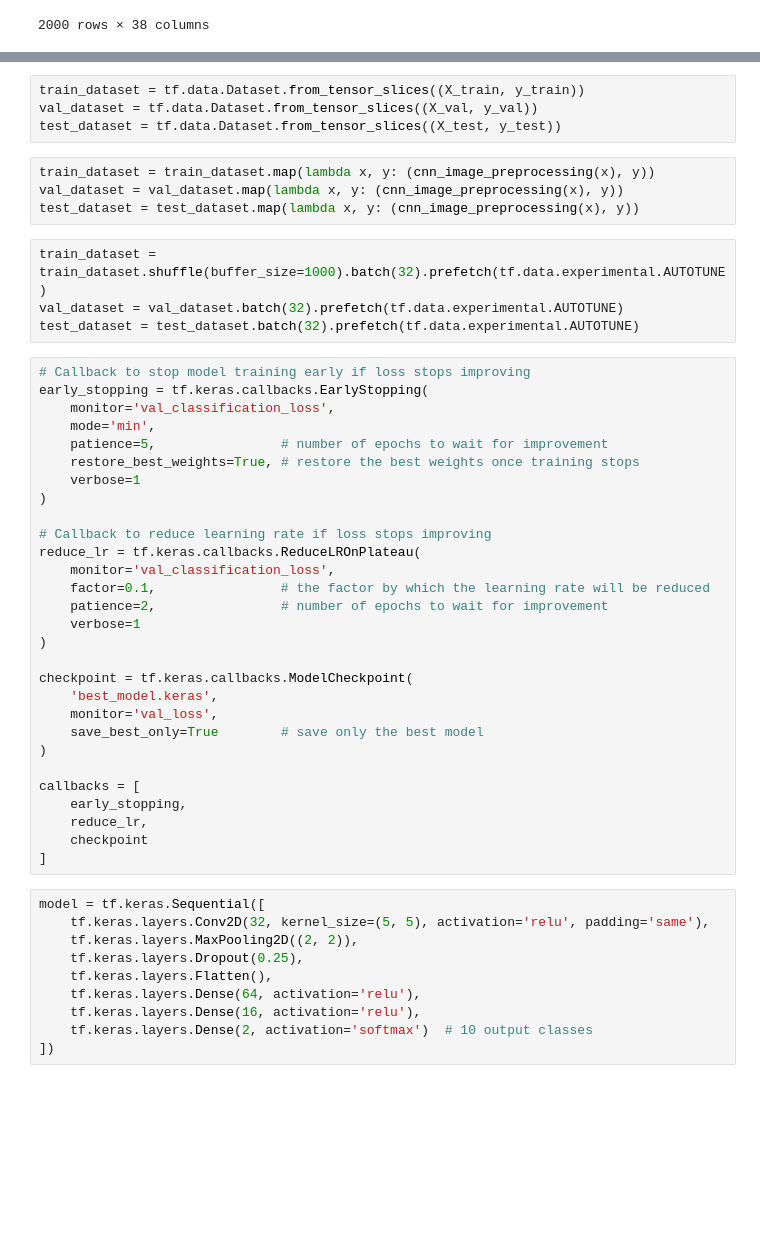
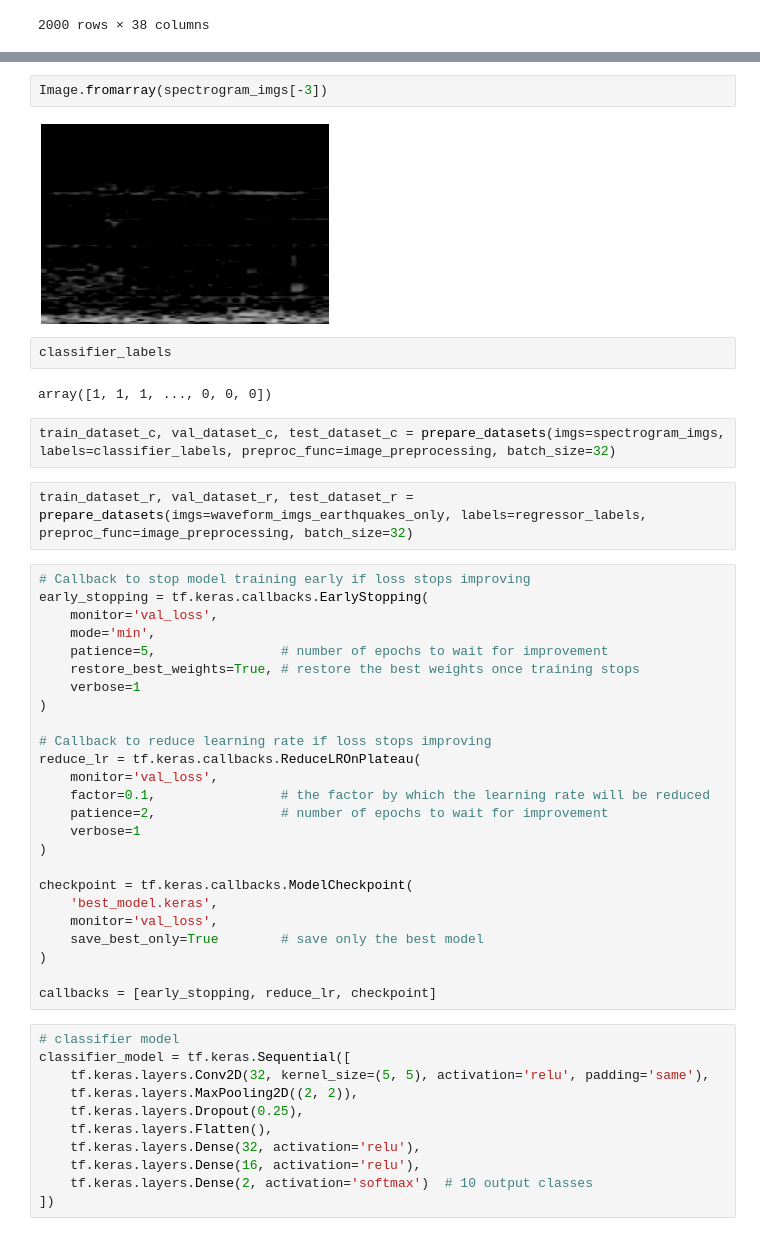
Before and after one commit to kaelynn-rose/Earthquake_Detection, a Jupyter notebook: notebooks/model_training.ipynb, the cells around one changed output, grey strips where cells are left out. Saved outputs shown, nothing was run; the diff lists cells and outputs as text; blank space fills up the shorter version.

```diff
--- a/notebooks/model_training.ipynb
+++ b/notebooks/model_training.ipynb
@@ -63,19 +105,19 @@ X_train, X_val, y_train, y_val = train_test_split(X_train, y_train, random_state
+# %%
+Image.fromarray(spectrogram_imgs[-3])
+# %% [output]
+[figure, added]
+# %%
+classifier_labels
+# %% [output]
+array([1, 1, 1, ..., 0, 0, 0])
 # %%
-train_dataset = tf.data.Dataset.from_tensor_slices((X_train, y_train))
-val_dataset = tf.data.Dataset.from_tensor_slices((X_val, y_val))
-test_dataset = tf.data.Dataset.from_tensor_slices((X_test, y_test))
+train_dataset_c, val_dataset_c, test_dataset_c = prepare_datasets(imgs=spectrogram_imgs, labels=classifier_labels, preproc_func=image_preprocessing, batch_size=32)
-# %%
-train_dataset = train_dataset.map(lambda x, y: (cnn_image_preprocessing(x), y))
-val_dataset = val_dataset.map(lambda x, y: (cnn_image_preprocessing(x), y))
-test_dataset = test_dataset.map(lambda x, y: (cnn_image_preprocessing(x), y))
-# %%
-train_dataset = train_dataset.shuffle(buffer_size=1000).batch(32).prefetch(tf.data.experimental.AUTOTUNE)
-val_dataset = val_dataset.batch(32).prefetch(tf.data.experimental.AUTOTUNE)
-test_dataset = test_dataset.batch(32).prefetch(tf.data.experimental.AUTOTUNE)
+# %%
+train_dataset_r, val_dataset_r, test_dataset_r = prepare_datasets(imgs=waveform_imgs_earthquakes_only, labels=regressor_labels, preproc_func=image_preprocessing, batch_size=32)
 # %%
 # Callback to stop model training early if loss stops improving
 early_stopping = tf.keras.callbacks.EarlyStopping(
-    monitor='val_classification_loss',
+    monitor='val_loss',
     mode='min',
     patience=5,                # number of epochs to wait for improvement
     restore_best_weights=True, # restore the best weights once training stops
@@ -84,7 +126,7 @@ early_stopping = tf.keras.callbacks.EarlyStopping(
 
 # Callback to reduce learning rate if loss stops improving
 reduce_lr = tf.keras.callbacks.ReduceLROnPlateau(
-    monitor='val_classification_loss',
+    monitor='val_loss',
     factor=0.1,                # the factor by which the learning rate will be reduced
     patience=2,                # number of epochs to wait for improvement
     verbose=1
@@ -96,18 +138,15 @@ checkpoint = tf.keras.callbacks.ModelCheckpoint(
     save_best_only=True        # save only the best model
 )
 
-callbacks = [
-    early_stopping,
-    reduce_lr,
-    checkpoint
-]
+callbacks = [early_stopping, reduce_lr, checkpoint]
 # %%
-model = tf.keras.Sequential([
+# classifier model
+classifier_model = tf.keras.Sequential([
     tf.keras.layers.Conv2D(32, kernel_size=(5, 5), activation='relu', padding='same'),
     tf.keras.layers.MaxPooling2D((2, 2)),
     tf.keras.layers.Dropout(0.25),
     tf.keras.layers.Flatten(),
-    tf.keras.layers.Dense(64, activation='relu'),
+    tf.keras.layers.Dense(32, activation='relu'),
     tf.keras.layers.Dense(16, activation='relu'),
     tf.keras.layers.Dense(2, activation='softmax')  # 10 output classes
 ])
```
Also changed, not shown: parts of 20 cells of this notebook, 1 other file.
